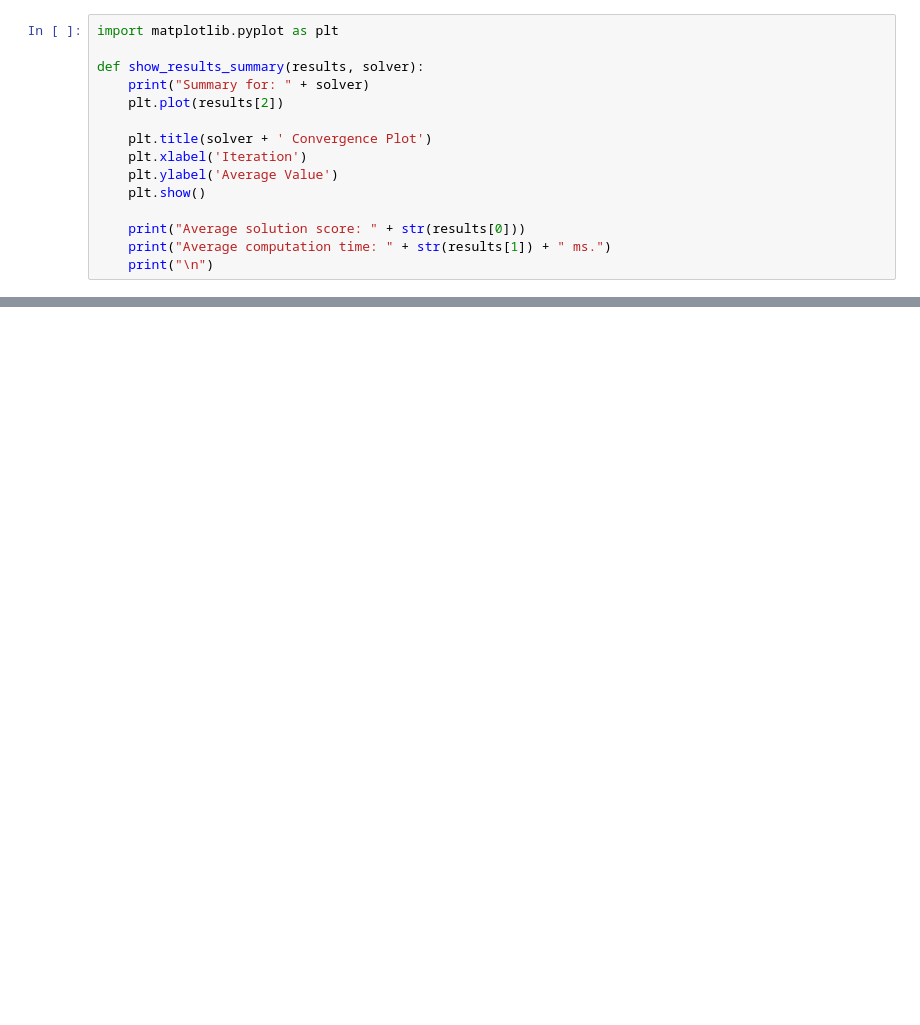
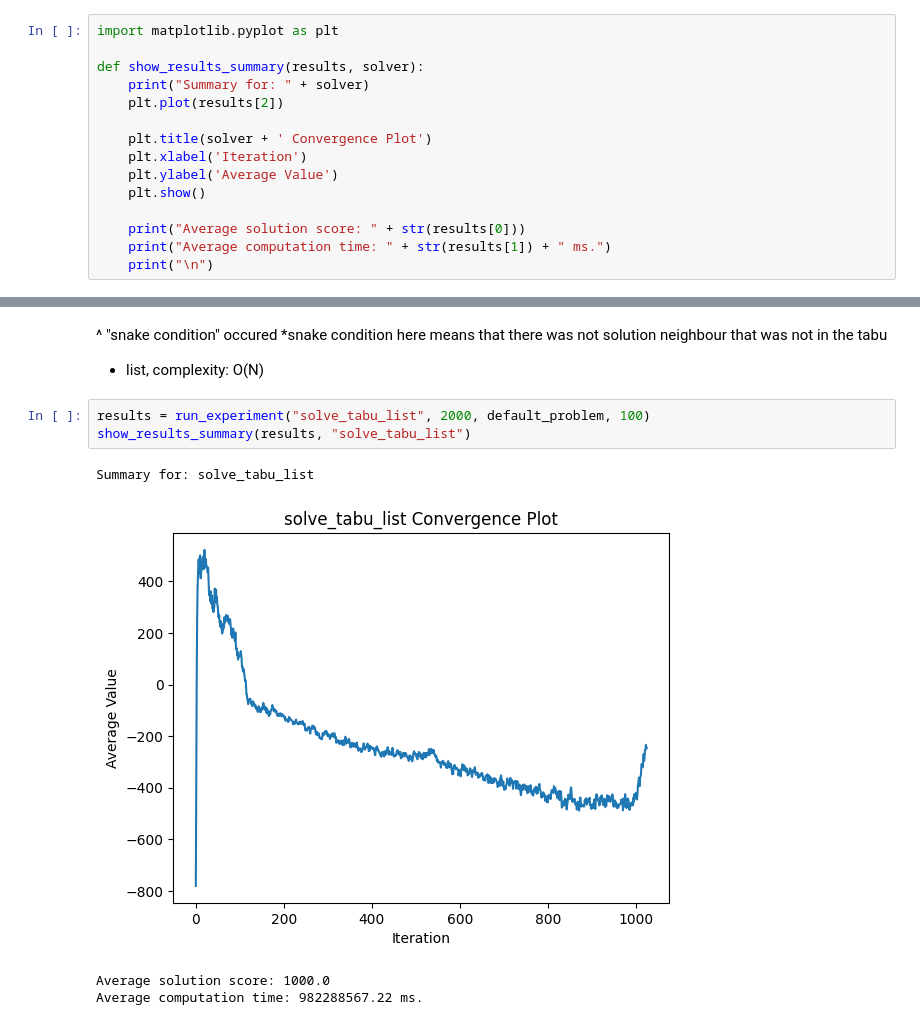
Before and after one commit to AntoniKania/metaheuristics, a Jupyter notebook: experiments.ipynb, the cells around one changed output, grey strips where cells are left out. Drawn from its saved outputs; the diff is of its cells as text; blank space fills up the shorter version.

```diff
--- a/experiments.ipynb
+++ b/experiments.ipynb
@@ -117,0 +126,11 @@ Summary for: solve_random
+# %% [markdown]
+^ "snake condition" occured *snake condition here means that there was not solution neighbour that was not in the tabu
+- list, complexity: O(N)
+# %%
+results = run_experiment("solve_tabu_list", 2000, default_problem, 100)
+show_results_summary(results, "solve_tabu_list")
+# %% [output]
+Summary for: solve_tabu_list
+[figure, added]
+Average solution score: 1000.0
+Average computation time: 982288567.22 ms.
```
Also changed, not shown: parts of 26 cells of this notebook, 1 other file.
